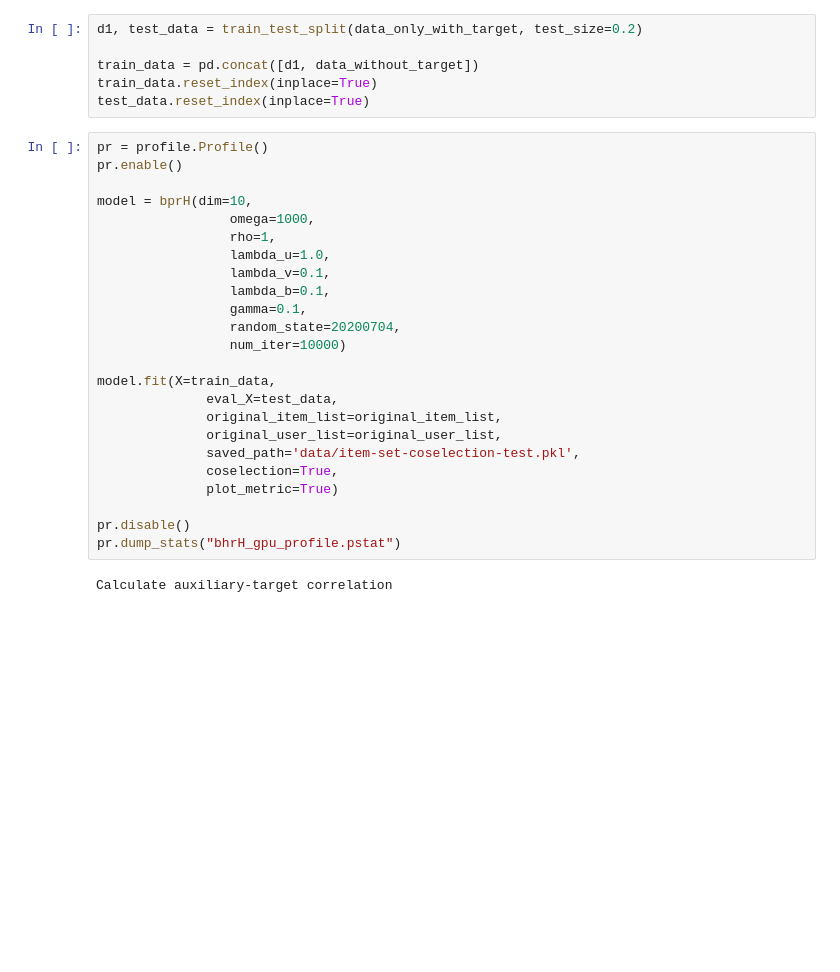
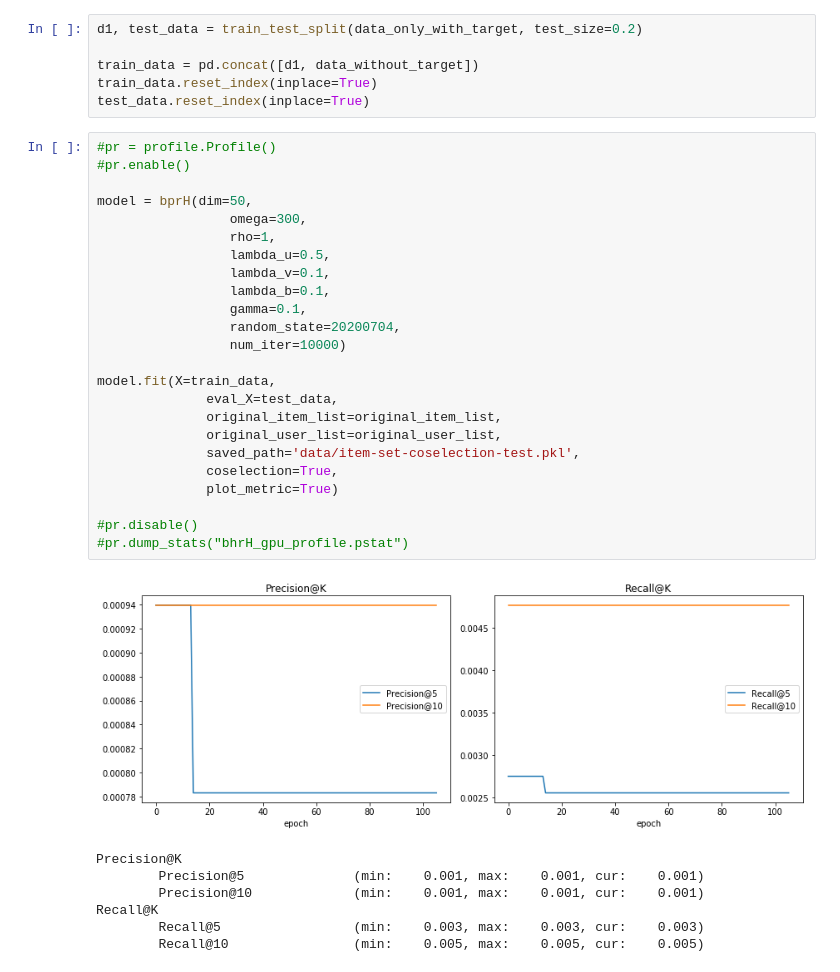
Before and after one commit to liu-yihong/BPRH, a Jupyter notebook: test_cupy.ipynb, the cells around one changed output. Drawn from its saved outputs; the diff is of its cells as text; blank space fills up the shorter version.

```diff
--- a/test_cupy.ipynb
+++ b/test_cupy.ipynb
@@ -161,28 +164,34 @@ train_data = pd.concat([d1, data_without_target])
 train_data.reset_index(inplace=True)
 test_data.reset_index(inplace=True)
 # %%
-pr = profile.Profile()
-pr.enable()
+#pr = profile.Profile()
+#pr.enable()
 
-model = bprH(dim=10,
-                 omega=1000,
+model = bprH(dim=50,
+                 omega=300,
                  rho=1,
-                 lambda_u=1.0,
+                 lambda_u=0.5,
                  lambda_v=0.1,
                  lambda_b=0.1,
                  gamma=0.1,
                  random_state=20200704,
                  num_iter=10000)
 
 model.fit(X=train_data,
               eval_X=test_data,
               original_item_list=original_item_list,
               original_user_list=original_user_list,
               saved_path='data/item-set-coselection-test.pkl',
               coselection=True,
               plot_metric=True)
 
-pr.disable()
-pr.dump_stats("bhrH_gpu_profile.pstat")
+#pr.disable()
+#pr.dump_stats("bhrH_gpu_profile.pstat")
 # %% [output]
+[figure, added]
-Calculate auxiliary-target correlation
+Precision@K
+        Precision@5              (min:    0.001, max:    0.001, cur:    0.001)
+        Precision@10             (min:    0.001, max:    0.001, cur:    0.001)
+Recall@K
+        Recall@5                 (min:    0.003, max:    0.003, cur:    0.003)
+        Recall@10                (min:    0.005, max:    0.005, cur:    0.005)
```
Also changed, not shown: parts of 1 cell of this notebook, 2 other files.
